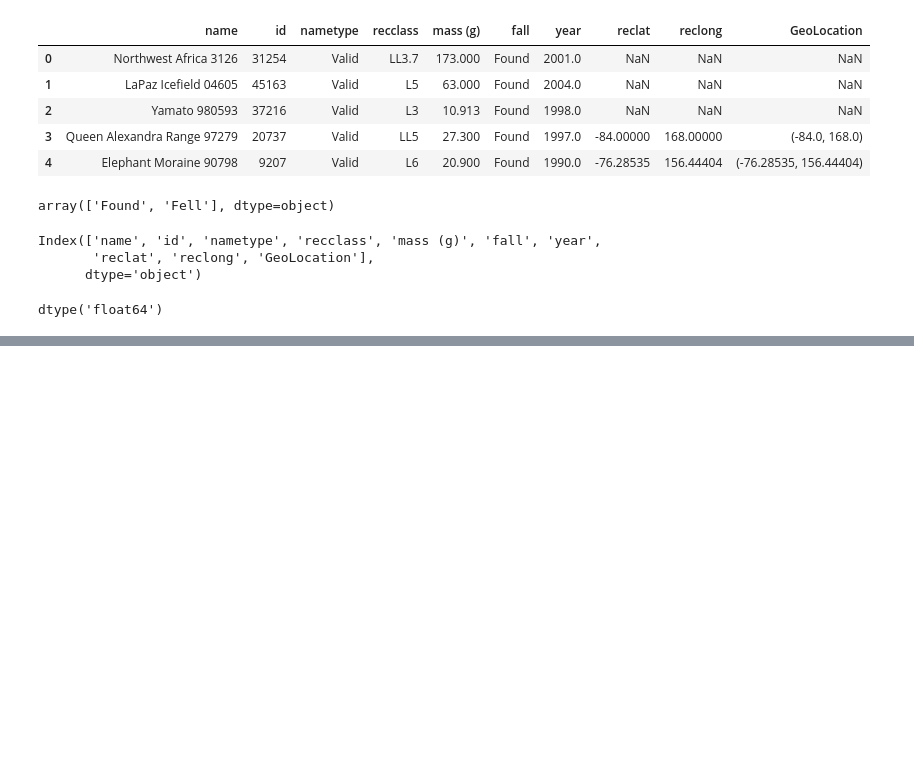
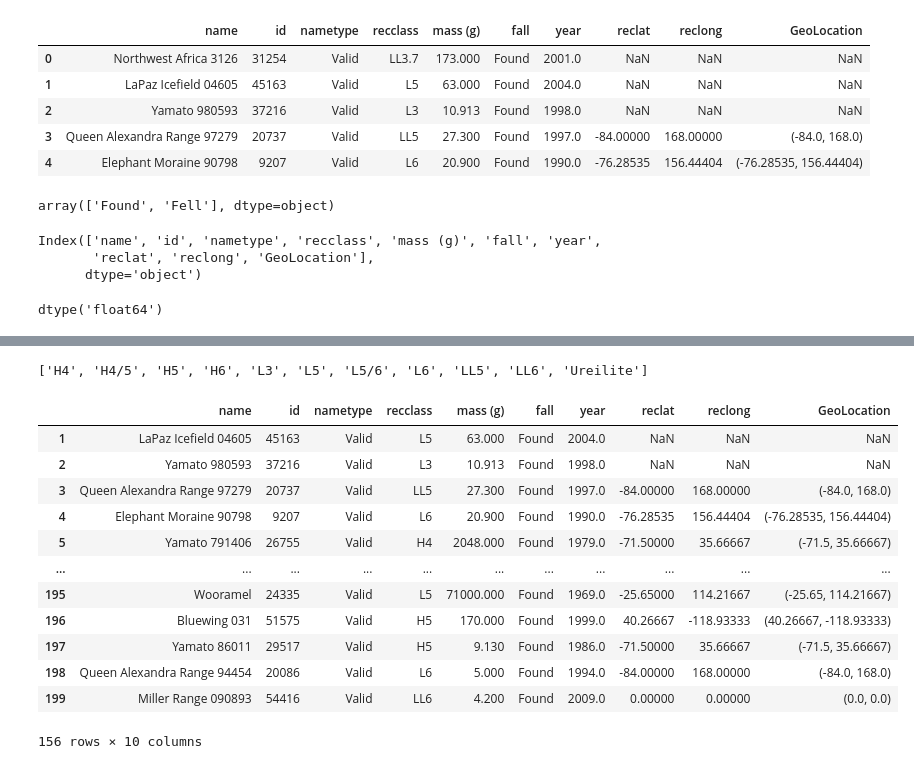
Before and after one commit to dataesilva/indata_sp25, a Jupyter notebook: plotly-buttons-prep.ipynb, the cells around one changed output, grey strips where cells are left out. Drawn from its saved outputs; the diff is of its cells as text; code cells hidden in the pictures; blank space fills up the shorter version.

```diff
--- a/plotly-buttons-prep.ipynb
+++ b/plotly-buttons-prep.ipynb
@@ -77,0 +110,3 @@ fig1.to_dict()
+# %%
+cat_count = ms.groupby('recclass').count()['id']
+cat_count[cat_count > 2]
@@ -77,0 +127,21 @@ fig1.to_dict()
+# %%
+list(cat_count[cat_count > 2].index)
+# %% [output]
+['H4', 'H4/5', 'H5', 'H6', 'L3', 'L5', 'L5/6', 'L6', 'LL5', 'LL6', 'Ureilite']
+# %%
+high_freq_ms = ms[ms['recclass'].isin(list(cat_count[cat_count > 2].index))]
+high_freq_ms
+# %% [output]
+|  | name | id | nametype | recclass | mass (g) | fall | year | reclat | reclong | GeoLocation |
+| 1 | LaPaz Icefield 04605 | 45163 | Valid | L5 | 63.000 | Found | 2004.0 | NaN | NaN | NaN |
+| 2 | Yamato 980593 | 37216 | Valid | L3 | 10.913 | Found | 1998.0 | NaN | NaN | NaN |
+| 3 | Queen Alexandra Range 97279 | 20737 | Valid | LL5 | 27.300 | Found | 1997.0 | -84.00000 | 168.00000 | (-84.0, 168.0) |
+| 4 | Elephant Moraine 90798 | 9207 | Valid | L6 | 20.900 | Found | 1990.0 | -76.28535 | 156.44404 | (-76.28535, 156.44404) |
+| 5 | Yamato 791406 | 26755 | Valid | H4 | 2048.000 | Found | 1979.0 | -71.50000 | 35.66667 | (-71.5, 35.66667) |
+| ... | ... | ... | ... | ... | ... | ... | ... | ... | ... | ... |
+| 195 | Wooramel | 24335 | Valid | L5 | 71000.000 | Found | 1969.0 | -25.65000 | 114.21667 | (-25.65, 114.21667) |
+| 196 | Bluewing 031 | 51575 | Valid | H5 | 170.000 | Found | 1999.0 | 40.26667 | -118.93333 | (40.26667, -118.93333) |
+| 197 | Yamato 86011 | 29517 | Valid | H5 | 9.130 | Found | 1986.0 | -71.50000 | 35.66667 | (-71.5, 35.66667) |
+| 198 | Queen Alexandra Range 94454 | 20086 | Valid | L6 | 5.000 | Found | 1994.0 | -84.00000 | 168.00000 | (-84.0, 168.0) |
+| 199 | Miller Range 090893 | 54416 | Valid | LL6 | 4.200 | Found | 2009.0 | 0.00000 | 0.00000 | (0.0, 0.0) |
+156 rows × 10 columns
```
Also changed, not shown: parts of 10 cells of this notebook.
